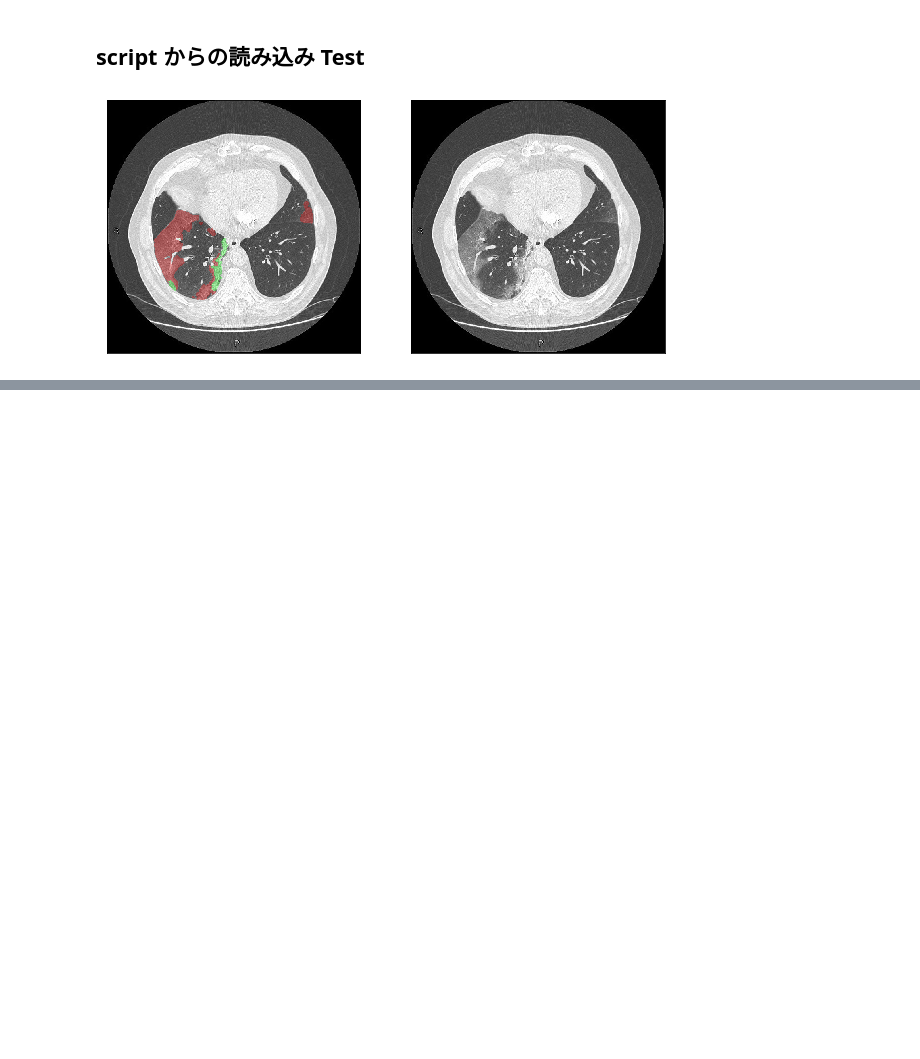
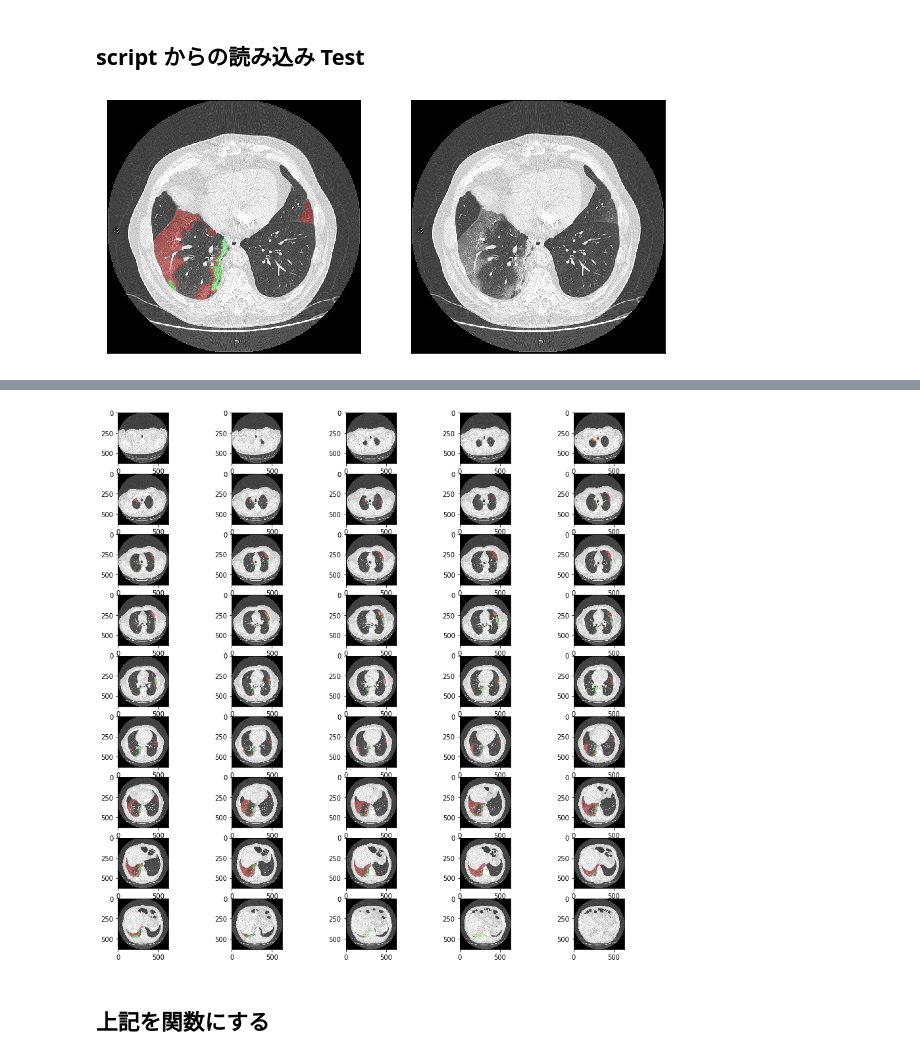
Before and after one commit to MoTo-LaBo/Python-data-science, a Jupyter notebook: CT visualization/ct_devlopment.ipynb, the cells around one changed output, grey strips where cells are left out. Drawn from its saved outputs; the diff is of its cells as text; code cells hidden in the pictures; blank space fills up the shorter version.

```diff
--- a/CT visualization/ct_devlopment.ipynb
+++ b/CT visualization/ct_devlopment.ipynb
@@ -841,0 +880,30 @@ for idx, i in enumerate(data):
+# %%
+# 上記のアルゴリズを加味してfor文で回す
+
+cols = 5
+# rows = 5
+display_num = 45                      # 何枚表示させるか
+rows = (display_num - 1) // cols + 1  # 行 = (25枚表示　-1)//5 + 1 / -1 をする事により割きれて行が増える事を防止
+total_num = overlayed.shape[-2]       # トータルの枚数 : (630, 630, 45, 3)
+interval = total_num / display_num    # 等間隔にする : 100 / 10 = 10　飛ばし飛ばし
+if interval < 1:                      # もしトータルより表示枚数が多くても、１が入るので必ず次の枚数を取得できる
+    interval = 1
+
+# 画像表示
+figsize = (15, 15)
+fig, ax = plt.subplots(rows, cols, figsize=figsize)
+for i in range(display_num):          # トータルの枚数
+
+    # 変数にしてしまう
+    row_i = i//cols                   # 商
+    col_i = i%cols                    # 余り
+    idx = int((i * interval))         # interval を計算した後に　intに変換
+    if idx >= total_num:              # index は 0 から始まるので　＞＝　にする
+        break                         # error ハンドリング　トータル枚数になったら　for文を抜ける
+
+#     ax[i//cols, i%cols].imshow(overlayed[:, :, 10])　変数に置き換える
+    ax[row_i, col_i].imshow(overlayed[:, :, idx])
+# %% [output]
+[figure, added]
+# %% [markdown]
+## 上記を関数にする
```
Also changed, not shown: parts of 7 cells of this notebook, 3 other files.
